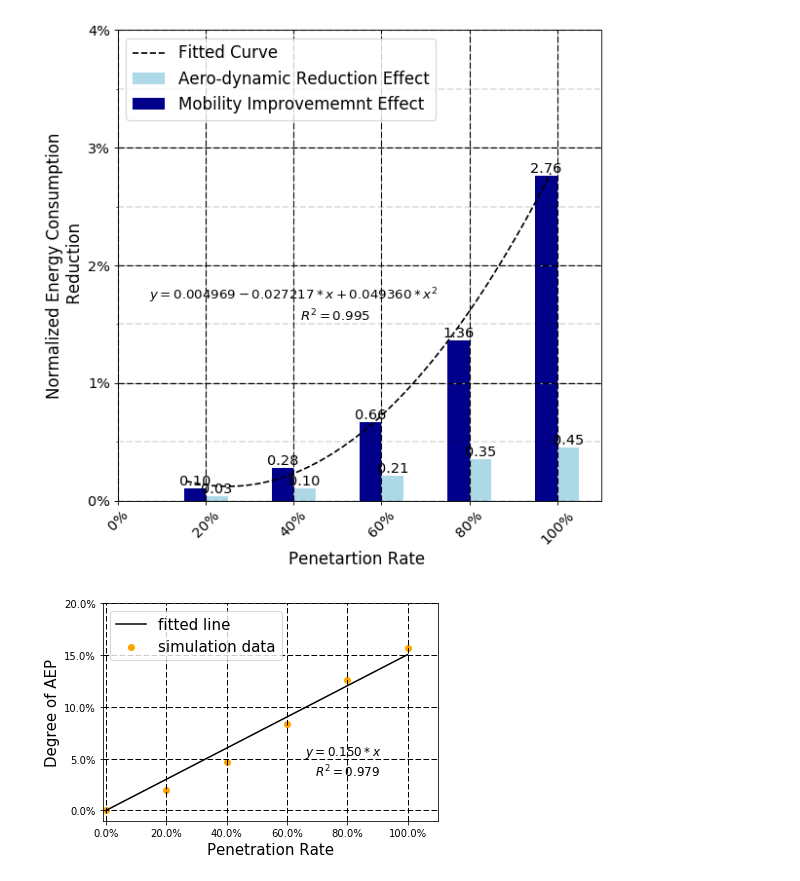
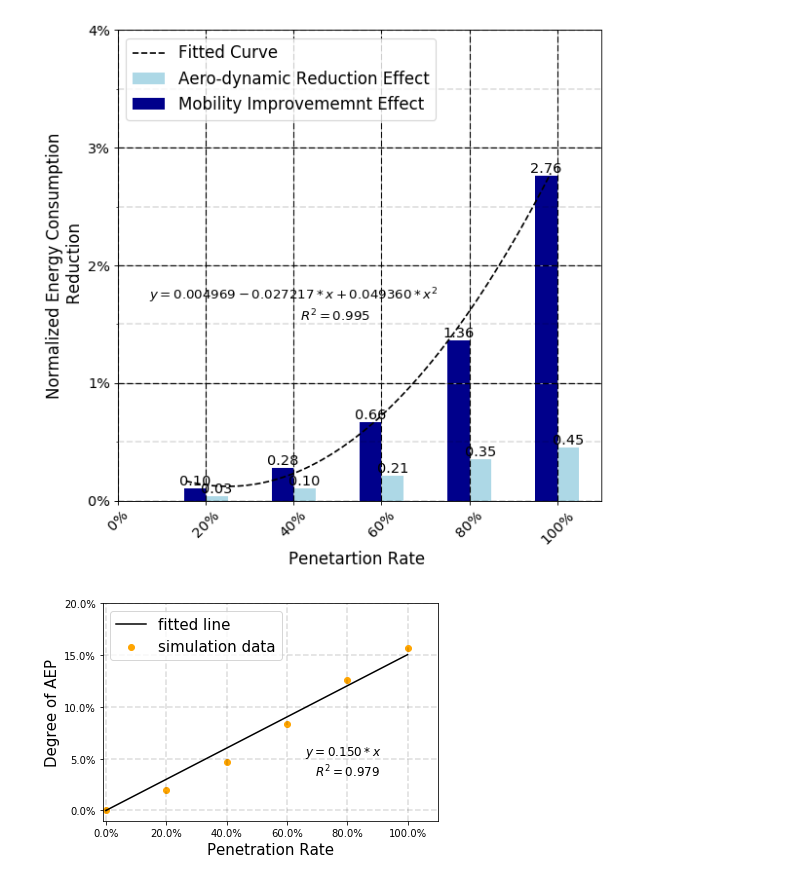
Before and after one commit to haniramezani/Plots-for-Fuel-Consumption-paper, a Jupyter notebook: plots.ipynb, the cells around one changed output. Cells and saved outputs as stored; diff of their text form; code cells hidden in the pictures.

```diff
--- a/plots.ipynb
+++ b/plots.ipynb
@@ -167,33 +167,33 @@ ax.xaxis.set_major_formatter(mformat)
 ax.yaxis.set_major_formatter(mformat)
 
 plt.legend(loc='upper left', prop={'size':15})
 
 for ticks in ax.xaxis.get_major_ticks():
     tick.label.set_fontsize(15)
     tick.label.set_color('k')
 for ticks in ax.yaxis.get_major_ticks():
     tick.label.set_fontsize(15)
     tick.label.set_color('k')
 
 xmajorLocator = mtick.MultipleLocator(20)
 #yminorLocator = mtick.MultipleLocator(5)
 ymajorLocator = mtick.MultipleLocator(5)
 
 ax.xaxis.set_major_locator(xmajorLocator)
 ax.yaxis.set_major_locator(ymajorLocator)
 #ax.yaxis.set_minor_locator(yminorLocator)
 
 for xmaj in ax.xaxis.get_majorticklocs():
-    ax.axvline(x=xmaj, ls='--', color='k', linewidth=lw)
+    ax.axvline(x=xmaj, ls='--', color='k', linewidth=.2*lw)
 for ymaj in ax.yaxis.get_majorticklocs():
-    ax.axhline(y=ymaj, ls='--', color='k',linewidth=lw)
+    ax.axhline(y=ymaj, ls='--', color='k',linewidth=.2*lw)
 
 ax.text(80, 3,s= r"""$y=%.3f*x$
 $R^2=%0.3f$"""%(lr2.coef_[0],r_sqr2),
                     ha='center', va='bottom', size=12)
 #for ymin in ax.yaxis.get_minorticklocs():
 #  ax.axhline(y=ymin, ls='--', color='k',linewidth=0.2*lw)
 
 plt.show()
 # %% [output]
-[figure, old version]
+[figure, new version]
```
Also changed, not shown: parts of 5 cells of this notebook.
